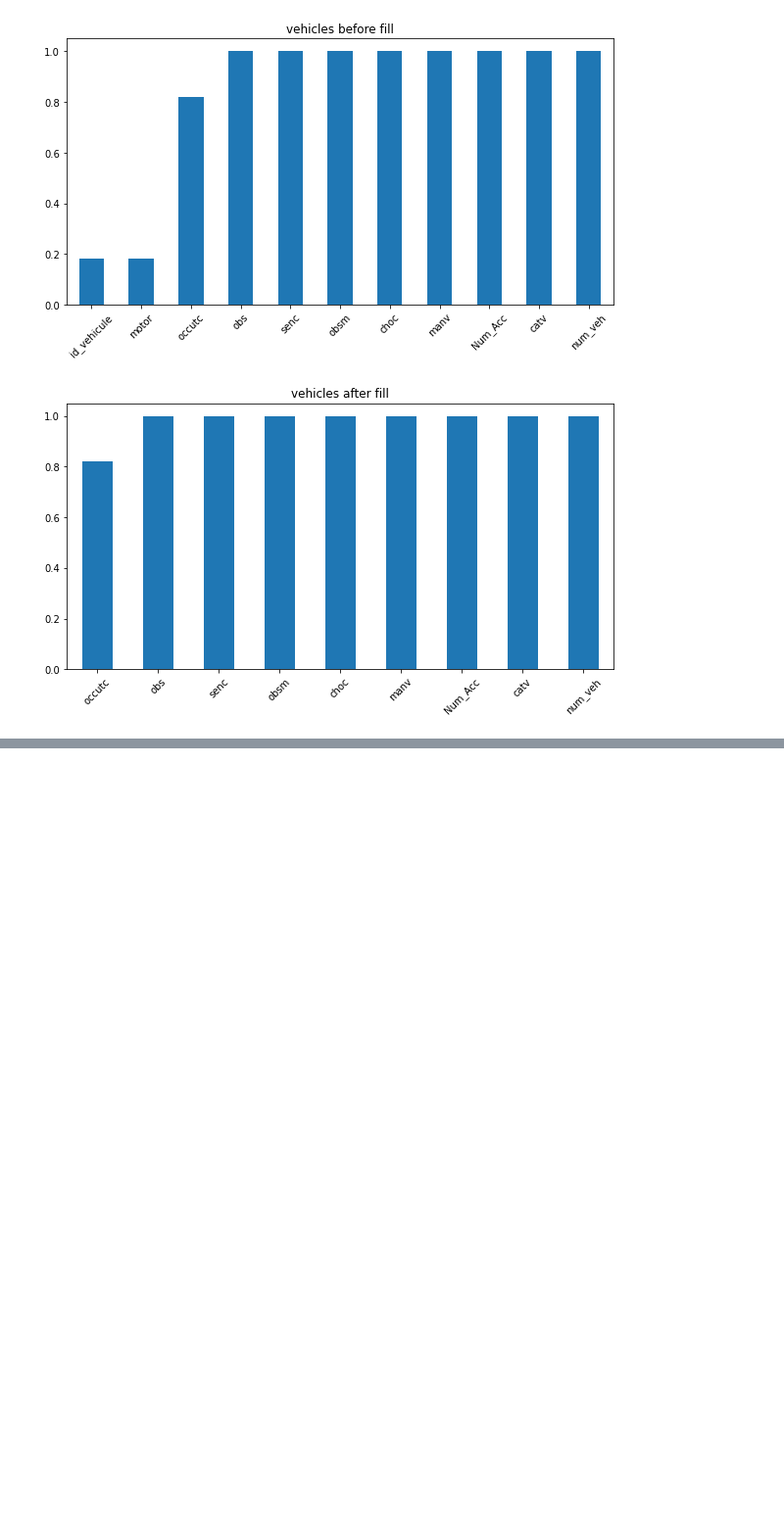
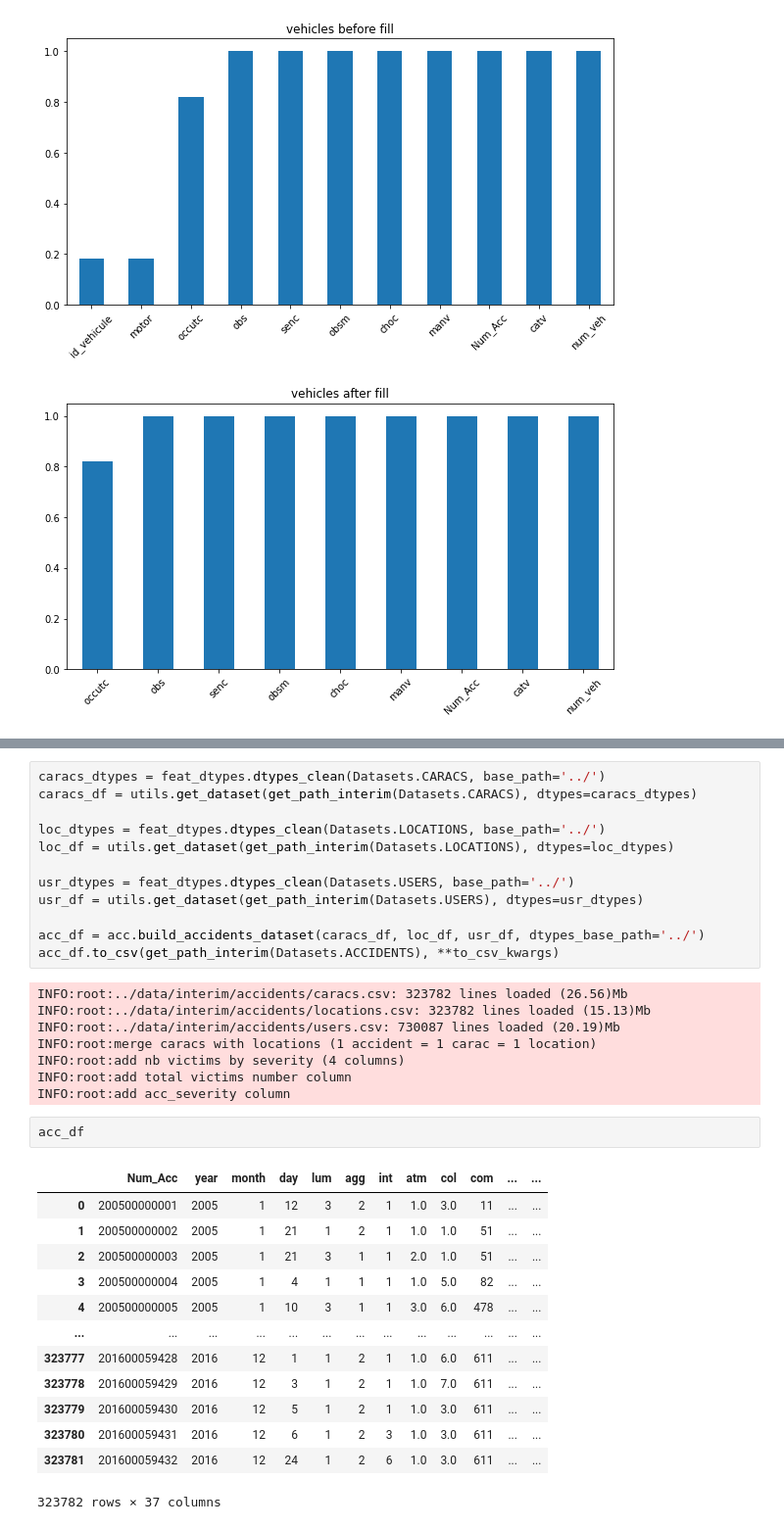
Before and after one commit to thomas-marquis/datascience-securite-routiere, a Jupyter notebook: notebooks/1.0-tm-cleaning.ipynb, the cells around one changed output, grey strips where cells are left out. Shown at 98% size. Drawn from its saved outputs; the diff is of its cells as text; blank space fills up the shorter version.

Commit message:
feat(accidents): build accident dataset (#13)

```diff
--- a/notebooks/1.0-tm-cleaning.ipynb
+++ b/notebooks/1.0-tm-cleaning.ipynb
@@ -202,0 +214,36 @@ INFO:root:../data/raw/accidents/vehicles.csv: 554820 lines loaded (19.05)Mb
+# %%
+caracs_dtypes = feat_dtypes.dtypes_clean(Datasets.CARACS, base_path='../')
+caracs_df = utils.get_dataset(get_path_interim(Datasets.CARACS), dtypes=caracs_dtypes)
+
+loc_dtypes = feat_dtypes.dtypes_clean(Datasets.LOCATIONS, base_path='../')
+loc_df = utils.get_dataset(get_path_interim(Datasets.LOCATIONS), dtypes=loc_dtypes)
+
+usr_dtypes = feat_dtypes.dtypes_clean(Datasets.USERS, base_path='../')
+usr_df = utils.get_dataset(get_path_interim(Datasets.USERS), dtypes=usr_dtypes)
+
+acc_df = acc.build_accidents_dataset(caracs_df, loc_df, usr_df, dtypes_base_path='../')
+acc_df.to_csv(get_path_interim(Datasets.ACCIDENTS), **to_csv_kwargs)
+# %% [output]
+INFO:root:../data/interim/accidents/caracs.csv: 323782 lines loaded (26.56)Mb
+INFO:root:../data/interim/accidents/locations.csv: 323782 lines loaded (15.13)Mb
+INFO:root:../data/interim/accidents/users.csv: 730087 lines loaded (20.19)Mb
+INFO:root:merge caracs with locations (1 accident = 1 carac = 1 location)
+INFO:root:add nb victims by severity (4 columns)
+INFO:root:add total victims number column
+INFO:root:add acc_severity column
+# %%
+acc_df
+# %% [output]
+|  | Num_Acc | year | month | day | lum | agg | int | atm | col | com | ... | ... |
+| 0 | 200500000001 | 2005 | 1 | 12 | 3 | 2 | 1 | 1.0 | 3.0 | 11 | ... | ... |
+| 1 | 200500000002 | 2005 | 1 | 21 | 1 | 2 | 1 | 1.0 | 1.0 | 51 | ... | ... |
+| 2 | 200500000003 | 2005 | 1 | 21 | 3 | 1 | 1 | 2.0 | 1.0 | 51 | ... | ... |
+| 3 | 200500000004 | 2005 | 1 | 4 | 1 | 1 | 1 | 1.0 | 5.0 | 82 | ... | ... |
+| 4 | 200500000005 | 2005 | 1 | 10 | 3 | 1 | 1 | 3.0 | 6.0 | 478 | ... | ... |
+| ... | ... | ... | ... | ... | ... | ... | ... | ... | ... | ... | ... | ... |
+| 323777 | 201600059428 | 2016 | 12 | 1 | 1 | 2 | 1 | 1.0 | 6.0 | 611 | ... | ... |
+| 323778 | 201600059429 | 2016 | 12 | 3 | 1 | 2 | 1 | 1.0 | 7.0 | 611 | ... | ... |
+| 323779 | 201600059430 | 2016 | 12 | 5 | 1 | 2 | 1 | 1.0 | 3.0 | 611 | ... | ... |
+| 323780 | 201600059431 | 2016 | 12 | 6 | 1 | 2 | 3 | 1.0 | 3.0 | 611 | ... | ... |
+| 323781 | 201600059432 | 2016 | 12 | 24 | 1 | 2 | 6 | 1.0 | 3.0 | 611 | ... | ... |
+323782 rows × 37 columns
```
Also changed, not shown: parts of 3 cells of this notebook, 4 other files.
